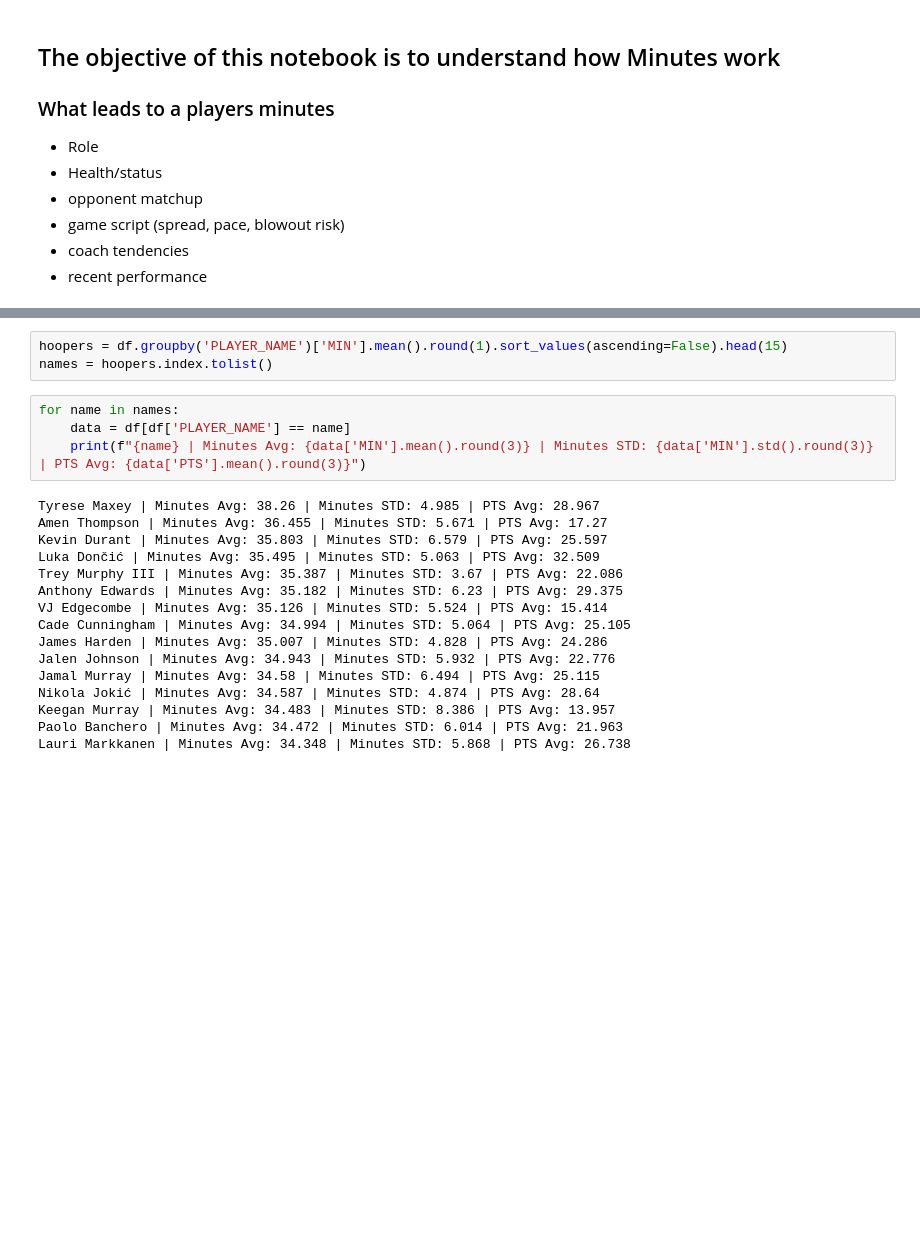
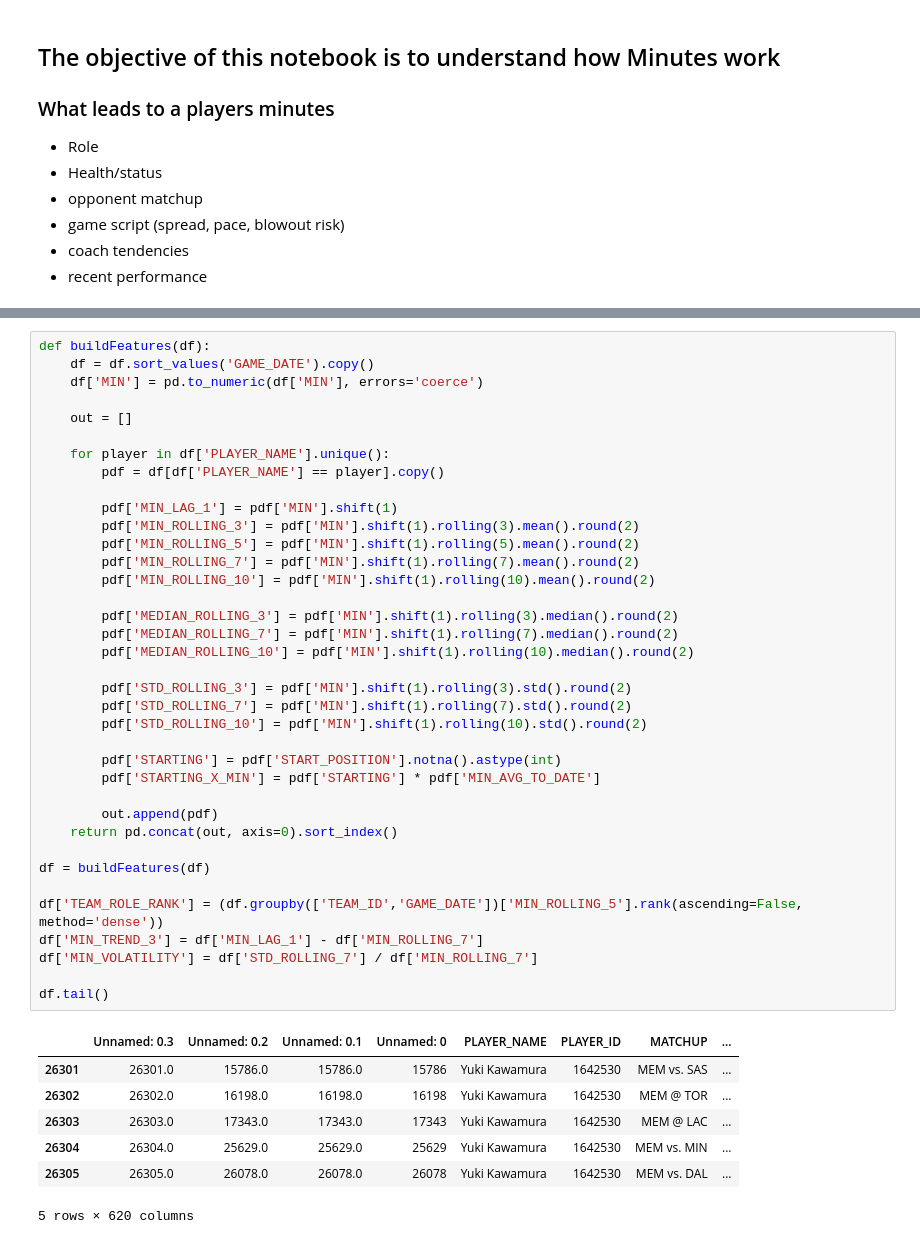
Before and after one commit to spon7ge/NBA-Prop-Predictor, a Jupyter notebook: notebooks/exploration/min_model_analysis.ipynb, the cells around one changed output, grey strips where cells are left out. Drawn from its saved outputs; the diff is of its cells as text; blank space fills up the shorter version.

```diff
--- a/notebooks/exploration/min_model_analysis.ipynb
+++ b/notebooks/exploration/min_model_analysis.ipynb
@@ -65,23 +46,45 @@ plt.show()
-# %%
-hoopers = df.groupby('PLAYER_NAME')['MIN'].mean().round(1).sort_values(ascending=False).head(15)
-names = hoopers.index.tolist()
-# %%
-for name in names:
-    data = df[df['PLAYER_NAME'] == name]
-    print(f"{name} | Minutes Avg: {data['MIN'].mean().round(3)} | Minutes STD: {data['MIN'].std().round(3)} | PTS Avg: {data['PTS'].mean().round(3)}")
-# %% [output]
-Tyrese Maxey | Minutes Avg: 38.26 | Minutes STD: 4.985 | PTS Avg: 28.967
-Amen Thompson | Minutes Avg: 36.455 | Minutes STD: 5.671 | PTS Avg: 17.27
-Kevin Durant | Minutes Avg: 35.803 | Minutes STD: 6.579 | PTS Avg: 25.597
-Luka Dončić | Minutes Avg: 35.495 | Minutes STD: 5.063 | PTS Avg: 32.509
-Trey Murphy III | Minutes Avg: 35.387 | Minutes STD: 3.67 | PTS Avg: 22.086
-Anthony Edwards | Minutes Avg: 35.182 | Minutes STD: 6.23 | PTS Avg: 29.375
-VJ Edgecombe | Minutes Avg: 35.126 | Minutes STD: 5.524 | PTS Avg: 15.414
-Cade Cunningham | Minutes Avg: 34.994 | Minutes STD: 5.064 | PTS Avg: 25.105
-James Harden | Minutes Avg: 35.007 | Minutes STD: 4.828 | PTS Avg: 24.286
-Jalen Johnson | Minutes Avg: 34.943 | Minutes STD: 5.932 | PTS Avg: 22.776
-Jamal Murray | Minutes Avg: 34.58 | Minutes STD: 6.494 | PTS Avg: 25.115
-Nikola Jokić | Minutes Avg: 34.587 | Minutes STD: 4.874 | PTS Avg: 28.64
-Keegan Murray | Minutes Avg: 34.483 | Minutes STD: 8.386 | PTS Avg: 13.957
-Paolo Banchero | Minutes Avg: 34.472 | Minutes STD: 6.014 | PTS Avg: 21.963
-Lauri Markkanen | Minutes Avg: 34.348 | Minutes STD: 5.868 | PTS Avg: 26.738
+# %%
+def buildFeatures(df):
+    df = df.sort_values('GAME_DATE').copy()
+    df['MIN'] = pd.to_numeric(df['MIN'], errors='coerce')
+
+    out = []
+
+    for player in df['PLAYER_NAME'].unique():
+        pdf = df[df['PLAYER_NAME'] == player].copy()
+
+        pdf['MIN_LAG_1'] = pdf['MIN'].shift(1)
+        pdf['MIN_ROLLING_3'] = pdf['MIN'].shift(1).rolling(3).mean().round(2)
+        pdf['MIN_ROLLING_5'] = pdf['MIN'].shift(1).rolling(5).mean().round(2)
+        pdf['MIN_ROLLING_7'] = pdf['MIN'].shift(1).rolling(7).mean().round(2)
+        pdf['MIN_ROLLING_10'] = pdf['MIN'].shift(1).rolling(10).mean().round(2)
+
+        pdf['MEDIAN_ROLLING_3'] = pdf['MIN'].shift(1).rolling(3).median().round(2)
+        pdf['MEDIAN_ROLLING_7'] = pdf['MIN'].shift(1).rolling(7).median().round(2)
+        pdf['MEDIAN_ROLLING_10'] = pdf['MIN'].shift(1).rolling(10).median().round(2)
+
+        pdf['STD_ROLLING_3'] = pdf['MIN'].shift(1).rolling(3).std().round(2)
+        pdf['STD_ROLLING_7'] = pdf['MIN'].shift(1).rolling(7).std().round(2)
+        pdf['STD_ROLLING_10'] = pdf['MIN'].shift(1).rolling(10).std().round(2)
+
+        pdf['STARTING'] = pdf['START_POSITION'].notna().astype(int)
+        pdf['STARTING_X_MIN'] = pdf['STARTING'] * pdf['MIN_AVG_TO_DATE']
+
+        out.append(pdf)
+    return pd.concat(out, axis=0).sort_index()
+
+df = buildFeatures(df)
+
+df['TEAM_ROLE_RANK'] = (df.groupby(['TEAM_ID','GAME_DATE'])['MIN_ROLLING_5'].rank(ascending=False, method='dense'))
+df['MIN_TREND_3'] = df['MIN_LAG_1'] - df['MIN_ROLLING_7']
+df['MIN_VOLATILITY'] = df['STD_ROLLING_7'] / df['MIN_ROLLING_7']
+
+df.tail()
+# %% [output]
+|  | Unnamed: 0.3 | Unnamed: 0.2 | Unnamed: 0.1 | Unnamed: 0 | PLAYER_NAME | PLAYER_ID | MATCHUP | ... |
+| 26301 | 26301.0 | 15786.0 | 15786.0 | 15786 | Yuki Kawamura | 1642530 | MEM vs. SAS | ... |
+| 26302 | 26302.0 | 16198.0 | 16198.0 | 16198 | Yuki Kawamura | 1642530 | MEM @ TOR | ... |
+| 26303 | 26303.0 | 17343.0 | 17343.0 | 17343 | Yuki Kawamura | 1642530 | MEM @ LAC | ... |
+| 26304 | 26304.0 | 25629.0 | 25629.0 | 25629 | Yuki Kawamura | 1642530 | MEM vs. MIN | ... |
+| 26305 | 26305.0 | 26078.0 | 26078.0 | 26078 | Yuki Kawamura | 1642530 | MEM vs. DAL | ... |
+5 rows × 620 columns
```
Also changed, not shown: parts of 13 cells of this notebook, 11 other files.
